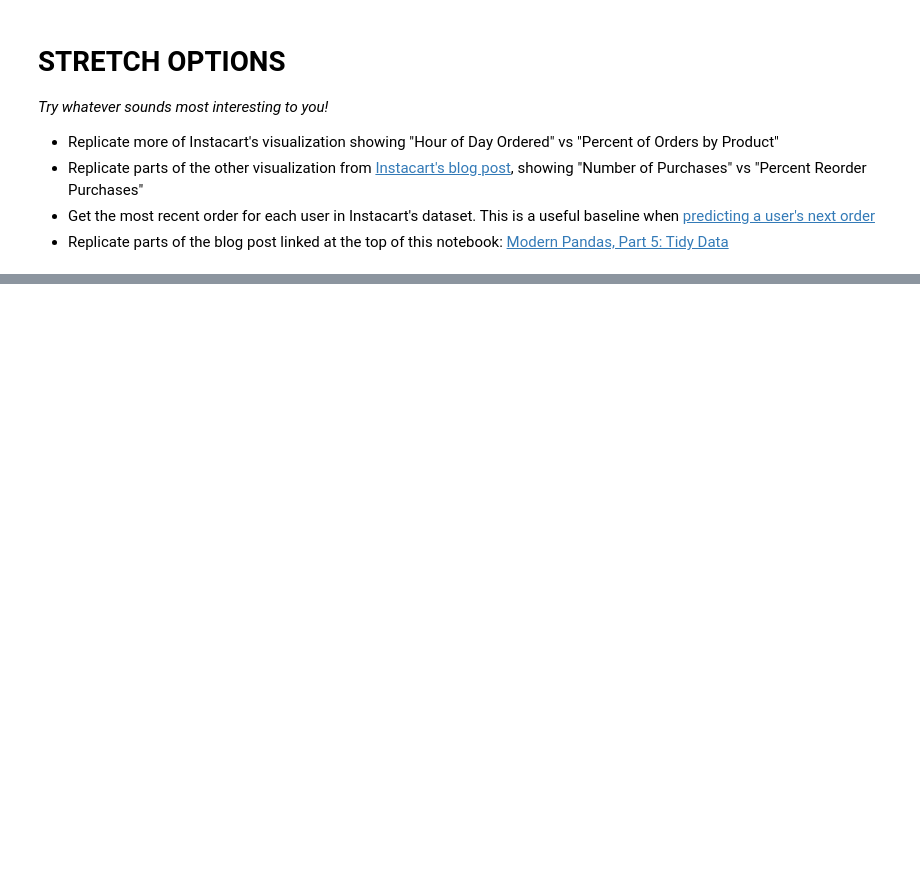
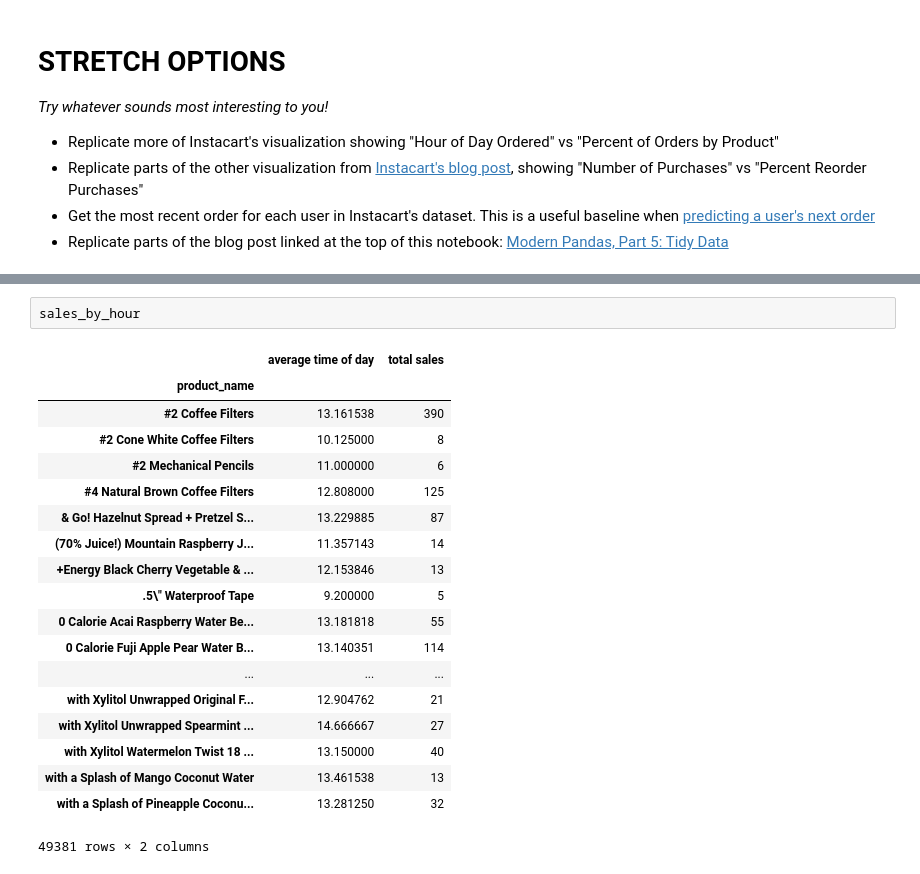
Before and after one commit to standroidbeta/DS-Unit-1-Sprint-2-Data-Wrangling, a Jupyter notebook: module3-reshape-data/LS_DS_123_Reshape_data.ipynb, the cells around one changed output, grey strips where cells are left out. Cells and saved outputs as stored; diff of their text form; blank space fills up the shorter version.

```diff
--- a/module3-reshape-data/LS_DS_123_Reshape_data.ipynb
+++ b/module3-reshape-data/LS_DS_123_Reshape_data.ipynb
@@ -527,0 +535,22 @@ _Try whatever sounds most interesting to you!_
+# %%
+sales_by_hour
+# %% [output]
+|  | average time of day | total sales |
+| product_name |  |  |
+| #2 Coffee Filters | 13.161538 | 390 |
+| #2 Cone White Coffee Filters | 10.125000 | 8 |
+| #2 Mechanical Pencils | 11.000000 | 6 |
+| #4 Natural Brown Coffee Filters | 12.808000 | 125 |
+| & Go! Hazelnut Spread + Pretzel S... | 13.229885 | 87 |
+| (70% Juice!) Mountain Raspberry J... | 11.357143 | 14 |
+| +Energy Black Cherry Vegetable & ... | 12.153846 | 13 |
+| .5\" Waterproof Tape | 9.200000 | 5 |
+| 0 Calorie Acai Raspberry Water Be... | 13.181818 | 55 |
+| 0 Calorie Fuji Apple Pear Water B... | 13.140351 | 114 |
+| ... | ... | ... |
+| with Xylitol Unwrapped Original F... | 12.904762 | 21 |
+| with Xylitol Unwrapped Spearmint ... | 14.666667 | 27 |
+| with Xylitol Watermelon Twist 18 ... | 13.150000 | 40 |
+| with a Splash of Mango Coconut Water | 13.461538 | 13 |
+| with a Splash of Pineapple Coconu... | 13.281250 | 32 |
+49381 rows × 2 columns
```
Also changed, not shown: parts of 20 cells of this notebook.
